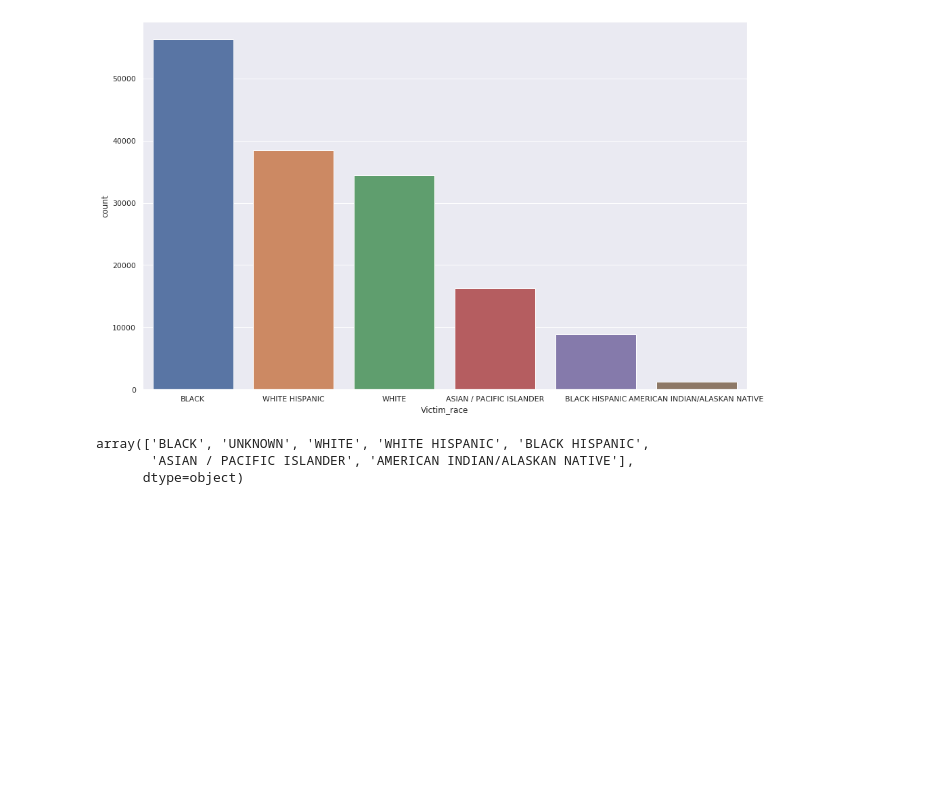
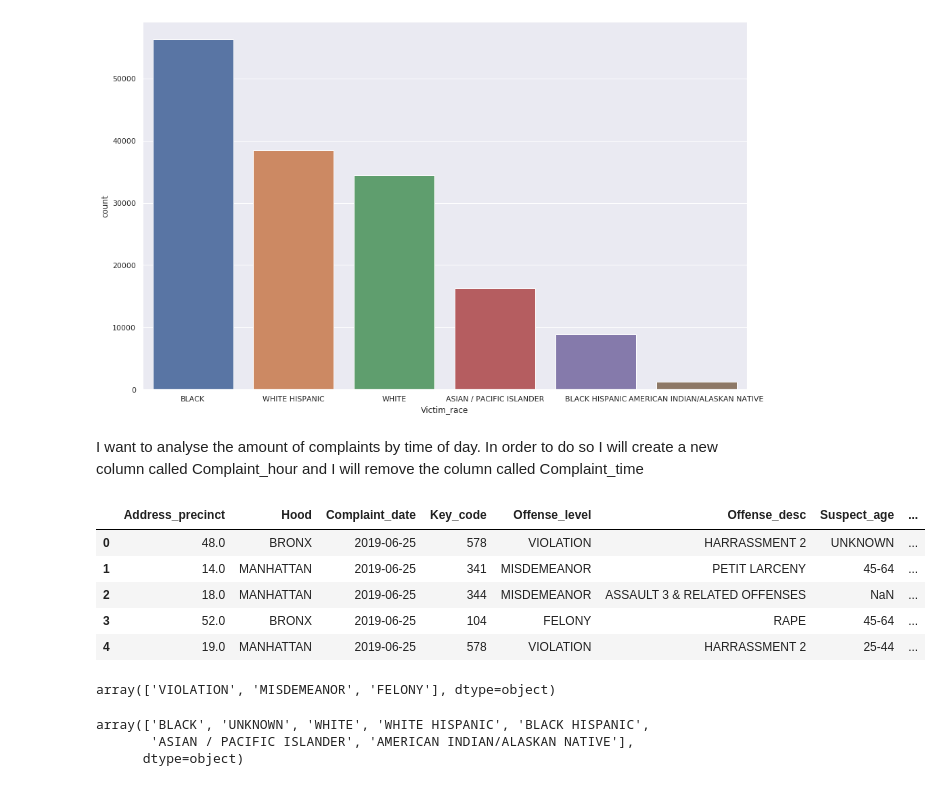
Before and after one commit to ta-data-bcn/Project-Week-5-Your-Own-Project, a Jupyter notebook: your-project/Complaints data analysis.ipynb, the cells around one changed output. Cells and saved outputs as stored; diff of their text form; code cells hidden in the pictures; blank space fills up the shorter version.

```diff
--- a/your-project/Complaints data analysis.ipynb
+++ b/your-project/Complaints data analysis.ipynb
@@ -72,6 +118,28 @@ sns.countplot(complaints_vict_race['Victim_race'], order=complaints_vict_race['V
 # %% [output]
 <matplotlib.axes._subplots.AxesSubplot at 0x...>
 [figure]
+# %% [markdown]
+I want to analyse the amount of complaints by time of day.  In order to do so I will create a new column called
+Complaint_hour and I will remove the column called Complaint_time
+# %%
+# Create a new column called Complaint_hour that takes the hour of each day
+complaints["Complaint_hour"] = complaints.Complaint_time.dt.hour
+# %%
+# I delete the column called Complaint_time
+complaints = complaints.drop(columns=["Complaint_time"])
+# %%
+complaints.head()
+# %% [output]
+|  | Address_precinct | Hood | Complaint_date | Key_code | Offense_level | Offense_desc | Suspect_age | ... |
+| 0 | 48.0 | BRONX | 2019-06-25 | 578 | VIOLATION | HARRASSMENT 2 | UNKNOWN | ... |
+| 1 | 14.0 | MANHATTAN | 2019-06-25 | 341 | MISDEMEANOR | PETIT LARCENY | 45-64 | ... |
+| 2 | 18.0 | MANHATTAN | 2019-06-25 | 344 | MISDEMEANOR | ASSAULT 3 & RELATED OFFENSES | NaN | ... |
+| 3 | 52.0 | BRONX | 2019-06-25 | 104 | FELONY | RAPE | 45-64 | ... |
+| 4 | 19.0 | MANHATTAN | 2019-06-25 | 578 | VIOLATION | HARRASSMENT 2 | 25-44 | ... |
+# %%
+complaints.Offense_level.unique()
+# %% [output]
+array(['VIOLATION', 'MISDEMEANOR', 'FELONY'], dtype=object)
 # %%
 complaints.Victim_race.unique()
 # %% [output]
```
Also changed, not shown: parts of 6 cells of this notebook, 1 other file.
